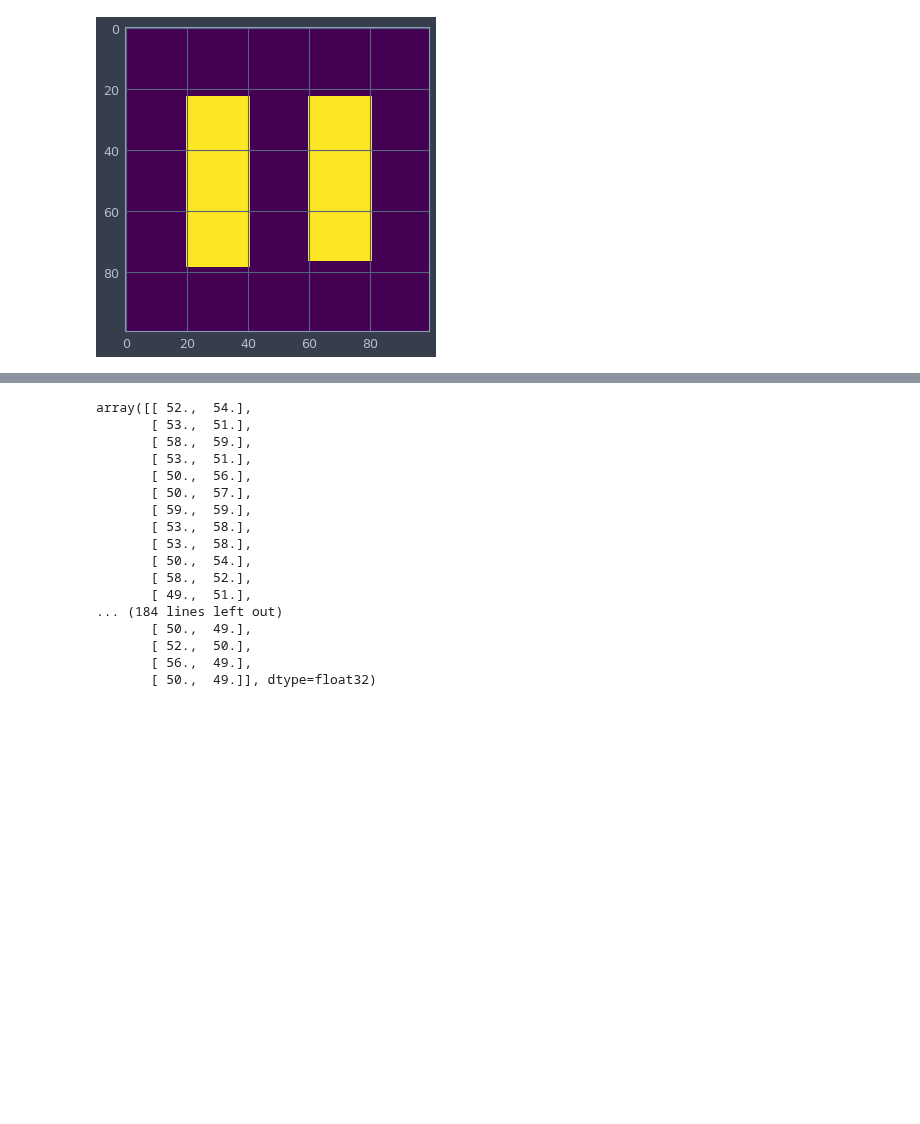
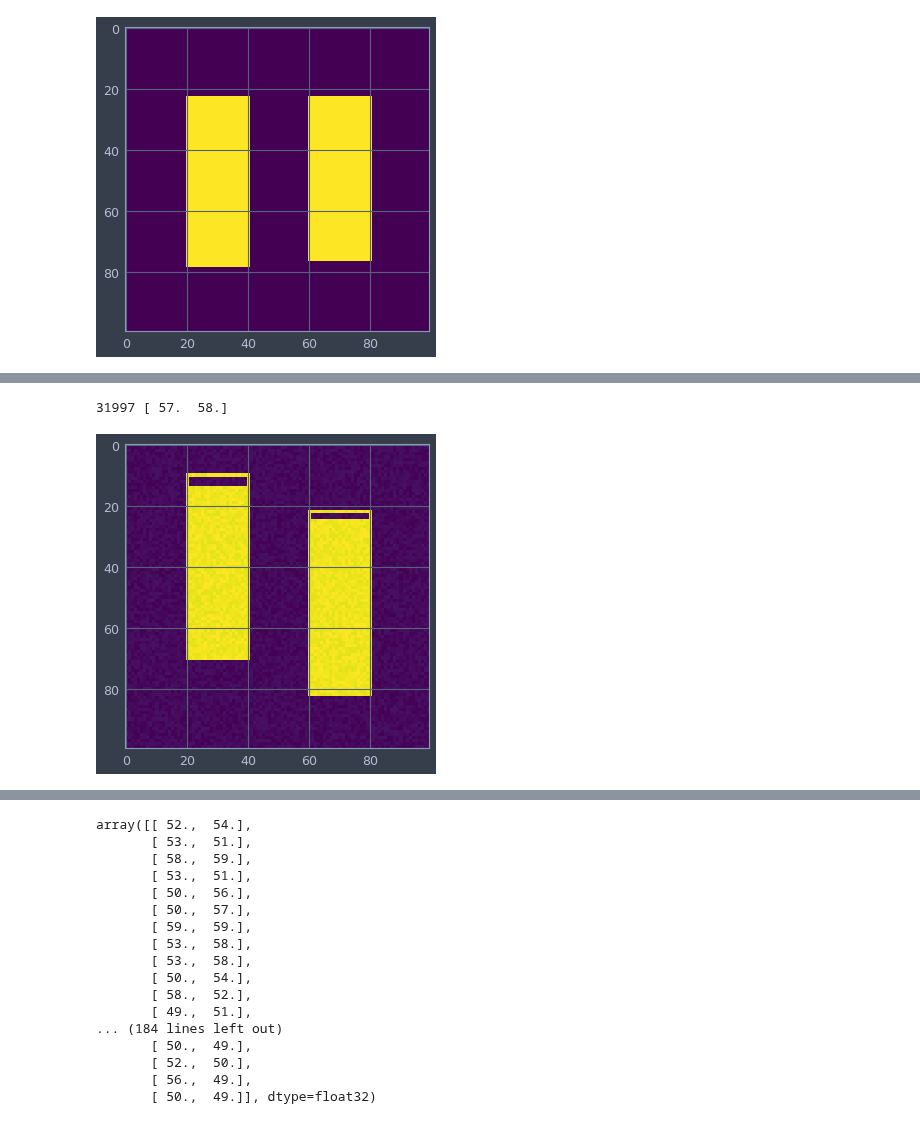
Before and after one commit to Rhoana/perception, a Jupyter notebook: IPY/Figure12.ipynb, the cells around one changed output, grey strips where cells are left out. Drawn from its saved outputs; the diff is of its cells as text; code cells hidden in the pictures; blank space fills up the shorter version.

```diff
--- a/IPY/Figure12.ipynb
+++ b/IPY/Figure12.ipynb
@@ -36,0 +140,7 @@ imshow(C.Figure12.data_to_image(data, framed=False))
+# %%
+which = np.random.randint(len(X_train))
+imshow(X_train[which])
+print which, y_train[which]
+# %% [output]
+31997 [ 57.  58.]
+[figure, added]
```
Also changed, not shown: parts of 11 cells of this notebook, 36 other files.
